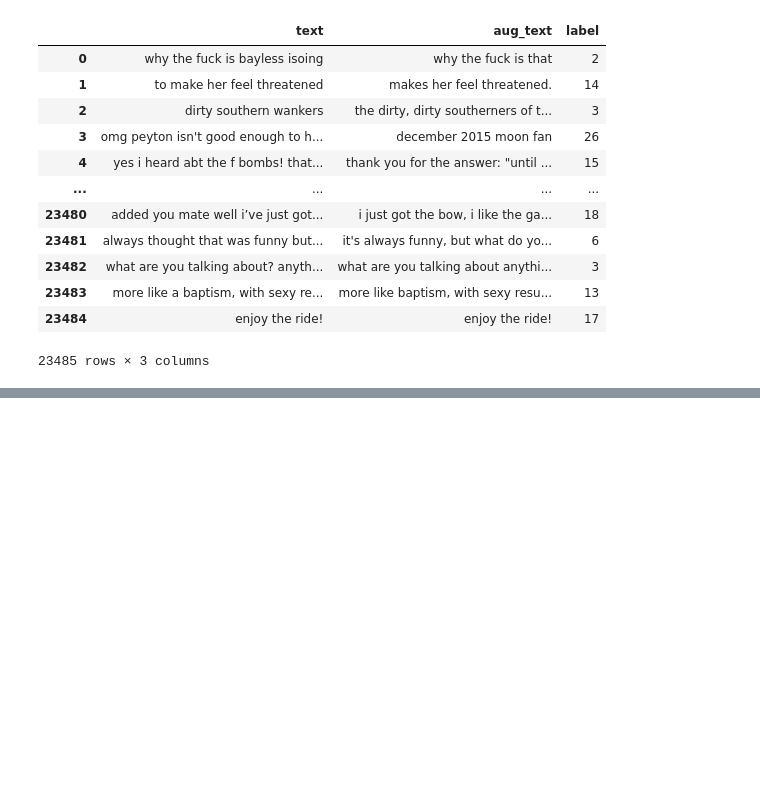
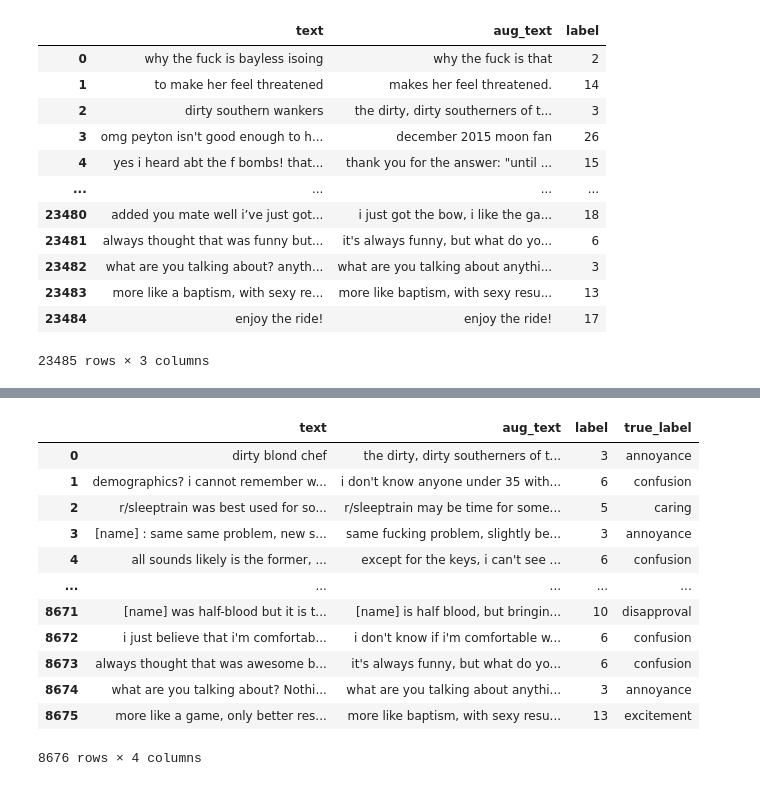
Before and after one commit to WayneWang86/HypEmo, a Jupyter notebook: data/go_emotion/read_data.ipynb, the cells around one changed output, grey strips where cells are left out. Cells and saved outputs as stored; diff of their text form; code cells hidden in the pictures; blank space fills up the shorter version.

Commit message:
fixed word2_augmentation data
Signed-off-by: WayneWang86 <wyf9686@gmail.com>

```diff
--- a/data/go_emotion/read_data.ipynb
+++ b/data/go_emotion/read_data.ipynb
@@ -174,0 +209,17 @@ new_train.to_csv("./noise_aug/train.csv", index=False)
+# %%
+auged = pd.read_csv("./word2_augmentation/word2_augmentation.csv")
+auged
+# %% [output]
+|  | text | aug_text | label | true_label |
+| 0 | dirty blond chef | the dirty, dirty southerners of t... | 3 | annoyance |
+| 1 | demographics? i cannot remember w... | i don't know anyone under 35 with... | 6 | confusion |
+| 2 | r/sleeptrain was best used for so... | r/sleeptrain may be time for some... | 5 | caring |
+| 3 | [name] : same same problem, new s... | same fucking problem, slightly be... | 3 | annoyance |
+| 4 | all sounds likely is the former, ... | except for the keys, i can't see ... | 6 | confusion |
+| ... | ... | ... | ... | ... |
+| 8671 | [name] was half-blood but it is t... | [name] is half blood, but bringin... | 10 | disapproval |
+| 8672 | i just believe that i'm comfortab... | i don't know if i'm comfortable w... | 6 | confusion |
+| 8673 | always thought that was awesome b... | it's always funny, but what do yo... | 6 | confusion |
+| 8674 | what are you talking about? Nothi... | what are you talking about anythi... | 3 | annoyance |
+| 8675 | more like a game, only better res... | more like baptism, with sexy resu... | 13 | excitement |
+8676 rows × 4 columns
```
Also changed, not shown: parts of 4 cells of this notebook, 2 other files.
